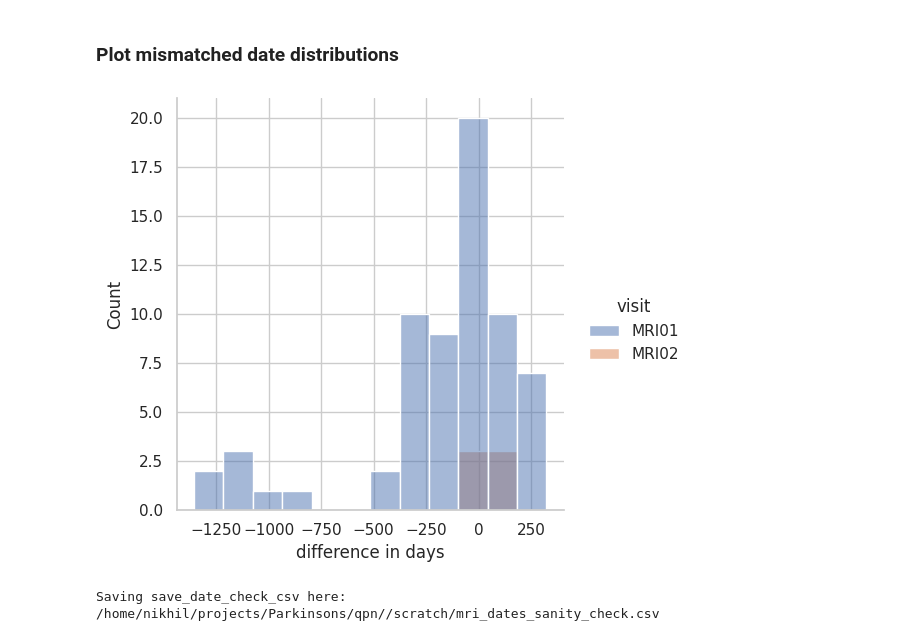
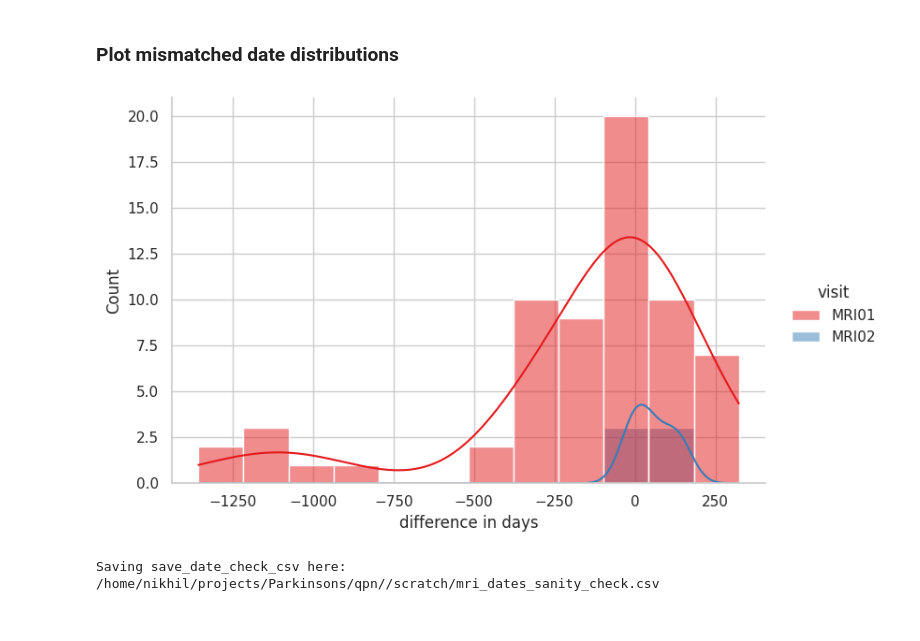
Before and after one commit to nipoppy/nipoppy, a Jupyter notebook: nipoppy/notebooks/MRI_dates_check.ipynb, the cells around one changed output. Saved outputs shown, nothing was run; the diff lists cells and outputs as text; code cells hidden in the pictures.

```diff
--- a/nipoppy/notebooks/MRI_dates_check.ipynb
+++ b/nipoppy/notebooks/MRI_dates_check.ipynb
@@ -273,13 +273,13 @@ date_sanity_check_df[date_sanity_check_df["date_match"] == False]
 # %%
 plot_df = date_sanity_check_df.copy()
 plot_df = plot_df[plot_df["date_match"] == False]
 plot_df["difference in days"] = plot_df["date_diff"].dt.days
 
 sns.set(font_scale=1)
 with sns.axes_style("whitegrid"):
-    g = sns.displot(hue="visit", x="difference in days", data=plot_df)
+    g = sns.displot(hue="visit", x="difference in days", data=plot_df, aspect=1.5, height=5, kde=True, palette="Set1")
 # %% [output]
-[figure, old version]
+[figure, new version]
 # %%
 save_date_check_csv = False
 if save_date_check_csv:
```
Also changed, not shown: 2 other files.
